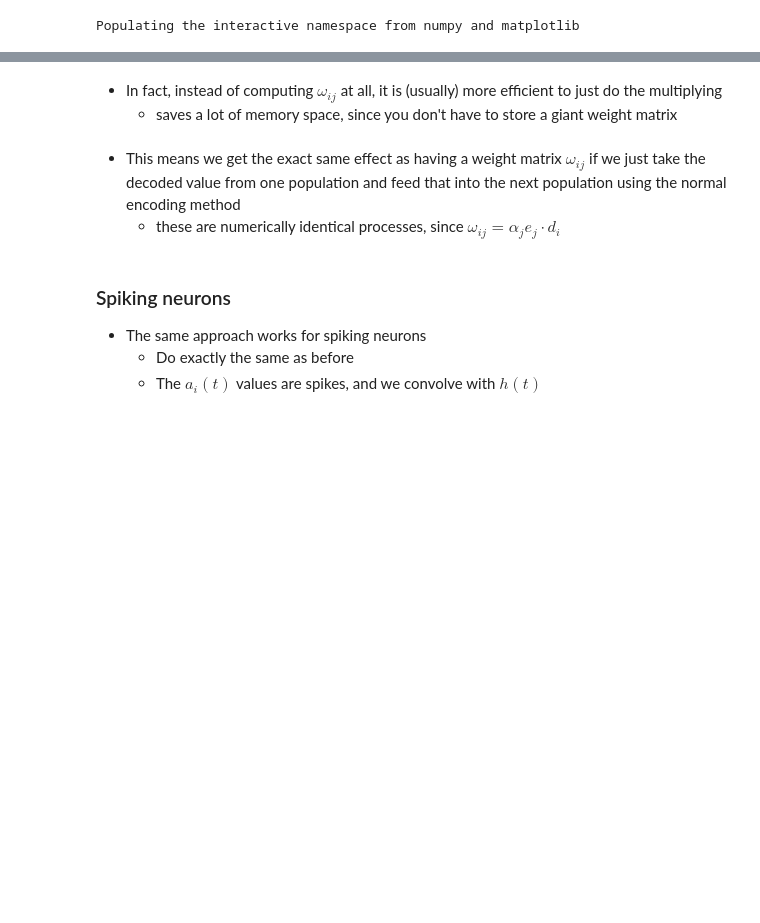
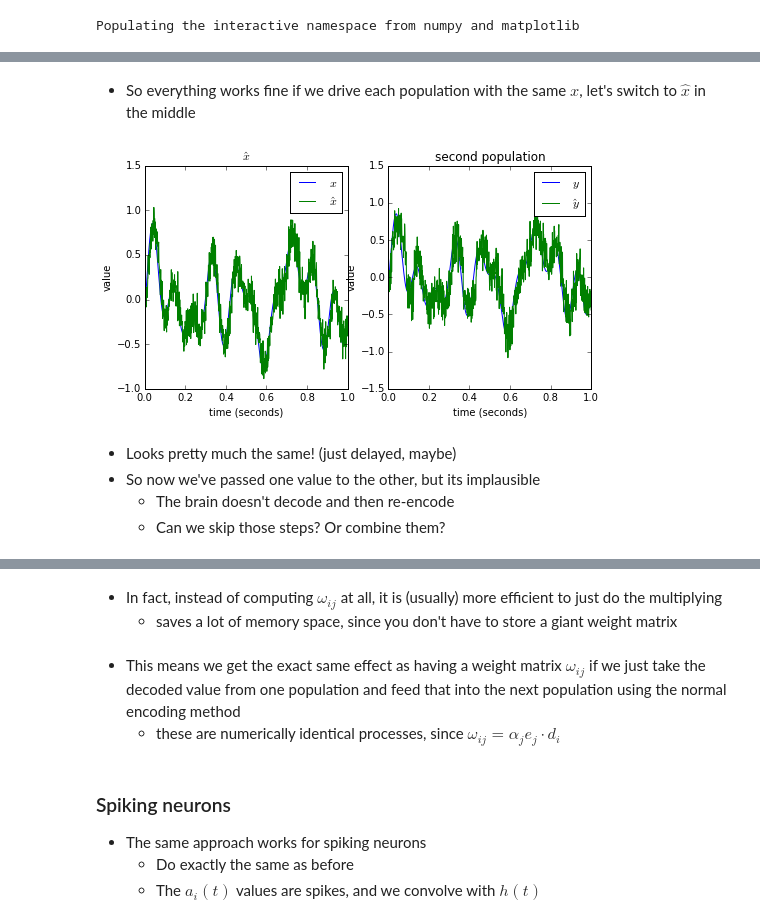
Before and after one commit to celiasmith/syde556, a Jupyter notebook: SYDE 556 Lecture 4 Transformation.ipynb, the cells around one changed output, grey strips where cells are left out. Cells and saved outputs as stored; diff of their text form; code cells hidden in the pictures; blank space fills up the shorter version.

```diff
--- a/SYDE 556 Lecture 4 Transformation.ipynb
+++ b/SYDE 556 Lecture 4 Transformation.ipynb
@@ -200,0 +114,56 @@ show()
+# %% [markdown]
+- So everything works fine if we drive each population with the same $x$, let's switch to $\hat{x}$ in the middle
+# %%
+#Have to run previous cells first
+model.connections.remove(stim_B)
+del stim_B
+
+def xhat_fcn(t):
+    idx = int(t/sim.dt)
+    if idx>=1000: idx=999
+    return xhat_i[idx]
+
+#This resets the white noise process
+stim.output.func_closure[0].cell_contents.keywords['t'] = np.array([0])
+
+with model:
+    xhat = nengo.Node(xhat_fcn)
+
+    xhat_B = nengo.Connection(xhat, ensB)
+
+    xhat_p = nengo.Probe(xhat)
+
+sim = nengo.Simulator(model)
+sim.run(T)
+
+d_j = sim.data[connectionB].decoders.T
+A_j = sim.data[b_rates]
+
+A_j = A_j + numpy.random.normal(scale=0.2*numpy.max(A_j), size=A_j.shape)
+
+xhat_j = numpy.dot(A_j, d_j)
+
+t = sim.trange()
+figure(figsize=(8,4))
+subplot(1,2,1)
+plot(t, x, label='$x$')
+plot(t, xhat_i, label='$\hat{x}$')
+legend()
+xlabel('time (seconds)')
+ylabel('value')
+title('$\hat{x}$')
+
+subplot(1,2,2)
+plot(t, x, label='$y$')
+plot(t, xhat_j, label='$\hat{y}$')
+legend()
+xlabel('time (seconds)')
+ylabel('value')
+title('second population');
+# %% [output]
+[figure, added]
+# %% [markdown]
+- Looks pretty much the same! (just delayed, maybe)
+- So now we've passed one value to the other, but its implausible
+    - The brain doesn't decode and then re-encode
+    - Can we skip those steps?  Or combine them?
```
Also changed, not shown: parts of 11 cells of this notebook.
